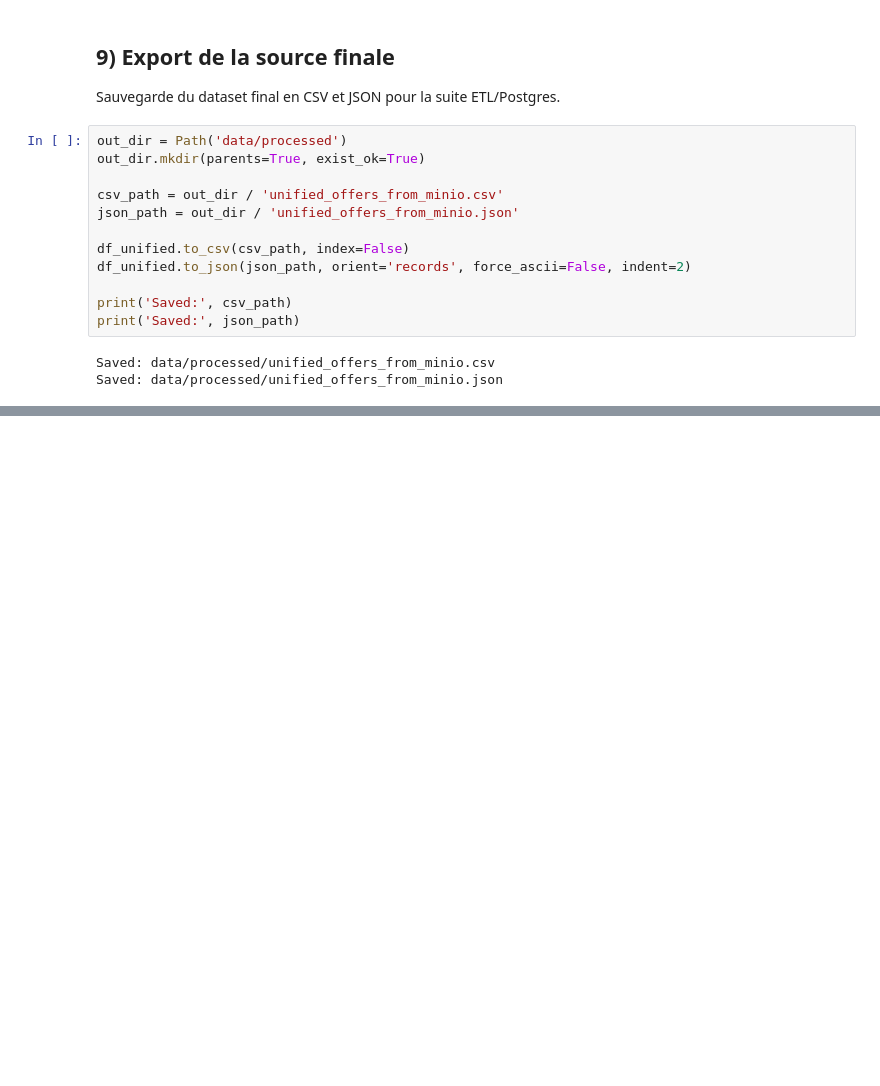
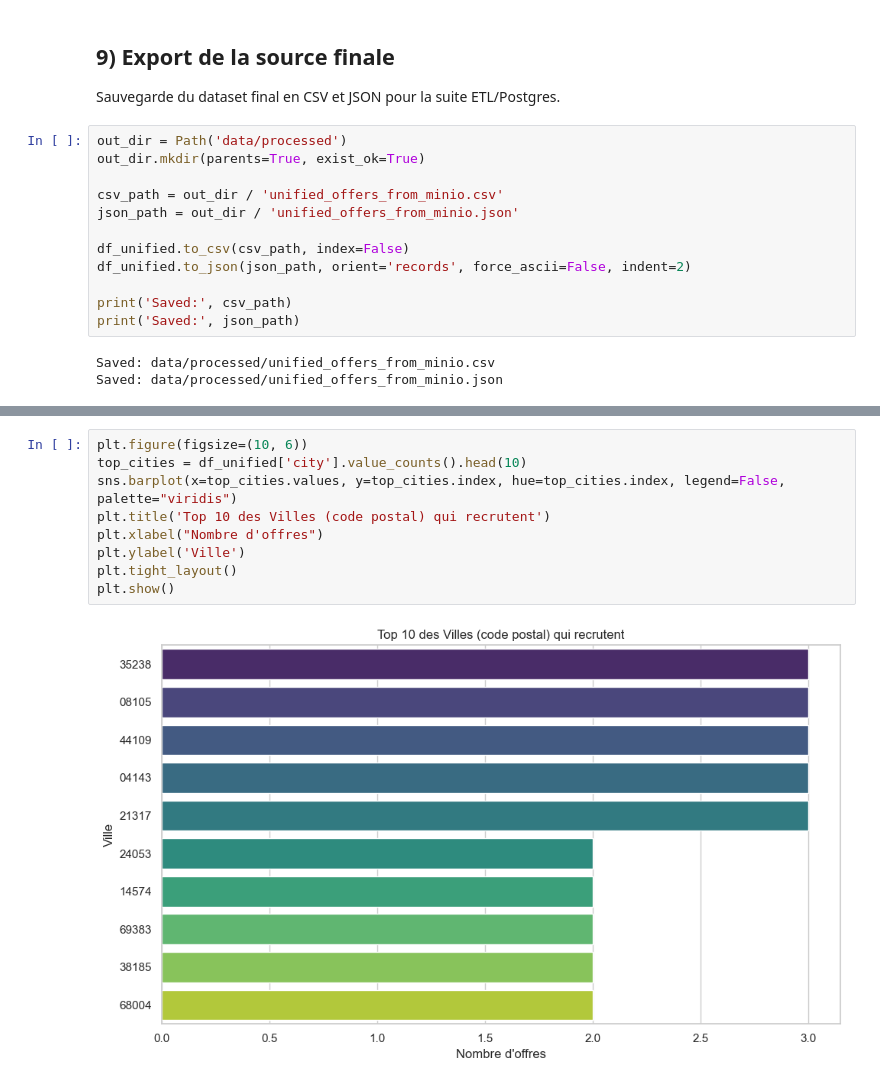
Before and after one commit to YanisBra/Job-market-etl-factory, a Jupyter notebook: notebooks/etl_exploration_minio.ipynb, the cells around one changed output, grey strips where cells are left out. Saved outputs shown, nothing was run; the diff lists cells and outputs as text; blank space fills up the shorter version.

```diff
--- a/notebooks/etl_exploration_minio.ipynb
+++ b/notebooks/etl_exploration_minio.ipynb
@@ -272,0 +293,11 @@ Saved: data/processed/unified_offers_from_minio.json
+# %%
+plt.figure(figsize=(10, 6))
+top_cities = df_unified['city'].value_counts().head(10)
+sns.barplot(x=top_cities.values, y=top_cities.index, hue=top_cities.index, legend=False, palette="viridis")
+plt.title('Top 10 des Villes (code postal) qui recrutent')
+plt.xlabel("Nombre d'offres")
+plt.ylabel('Ville')
+plt.tight_layout()
+plt.show()
+# %% [output]
+[figure, added]
```
Also changed, not shown: parts of 6 cells of this notebook, 5 other files.
